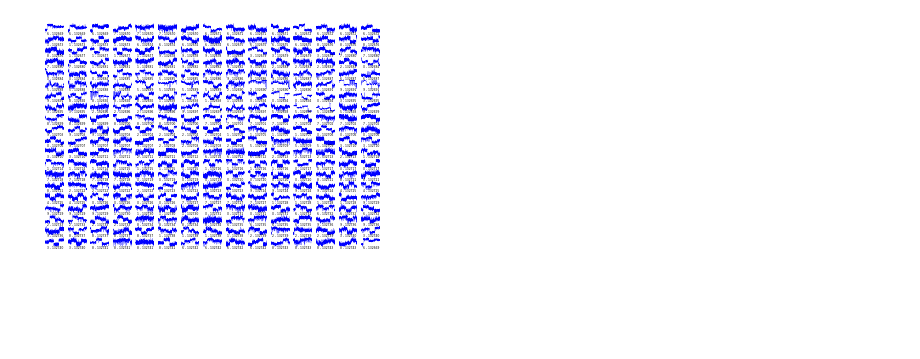
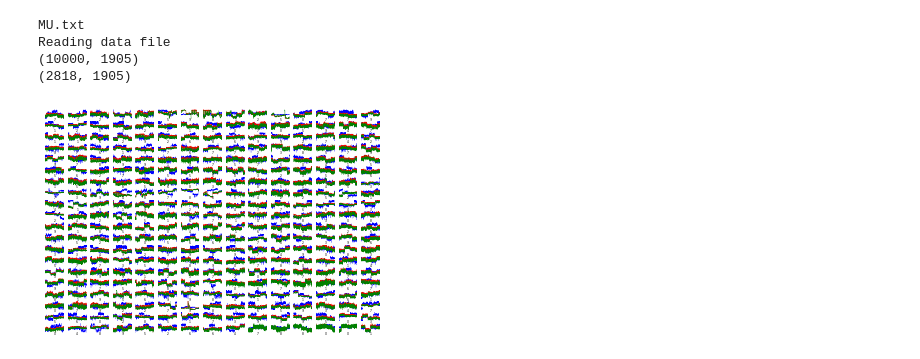
Before and after one commit to Frank1481906280/ml-project, a Jupyter notebook: Dataset exploration.ipynb, the cells around one changed output. Cells and saved outputs as stored; diff of their text form; code cells hidden in the pictures; blank space fills up the shorter version.

Commit message:
helper pour charger les données, mise à jour de dataset exploration en conséquence

```diff
--- a/Dataset exploration.ipynb
+++ b/Dataset exploration.ipynb
@@ -6,26 +12,35 @@ import numpy as np
+# %%
+from tools.data import get_datasets
+
+train, test = get_datasets()
+print train.shape
+print test.shape
+# %% [output]
+MU.txt
+Reading data file
+(10000, 1905)
+(2818, 1905)
 # %%
-f = open('MU.txt', 'r')
-
 rows = 20
 cols = 15
 
 for i in range(rows * cols):
-    l = f.readline()
 
-    id, event, device, channel, code, size, data = l.split('\t')
-    signals = np.array([int('0' +n) for n in data.split(',')])
+    code = train[i,-1]
 
     axe = plt.subplot(rows, cols, i)
     plt.setp(axe, 'frame_on', False)
     axe.set_xticks([])
     axe.set_yticks([])
     axe.xaxis.set_label_coords(0.5, 0.2)
-    axe.set_xlabel(str(code) + " - " + str(event), size=3)
-    axe.plot(signals, linewidth=0.2)
+    axe.set_xlabel(str(code), size=3)
+    axe.plot(train[i,0:476], linewidth=0.2, c='b')
+    axe.plot(train[i,476:476*2], linewidth=0.2, c='r')
+    axe.plot(train[i,476*2:476*3], linewidth=0.2, c='g')
     # axe.set_title(str(code))
 
 plt.savefig('test.pdf', format='pdf')
 
 plt.show()
 # %% [output]
-[figure, old version]
+[figure, new version]
```
Also changed, not shown: parts of 5 cells of this notebook, 3 other files.
